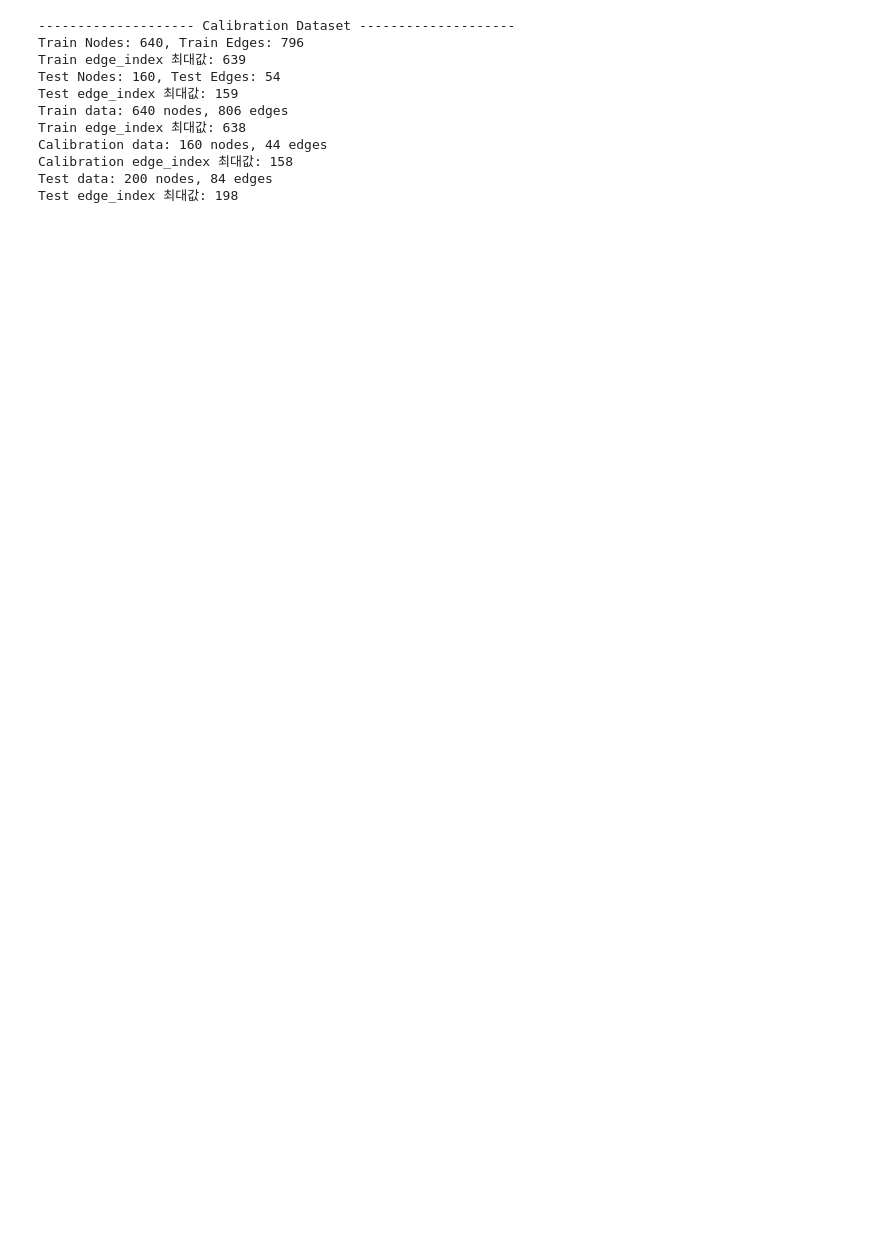
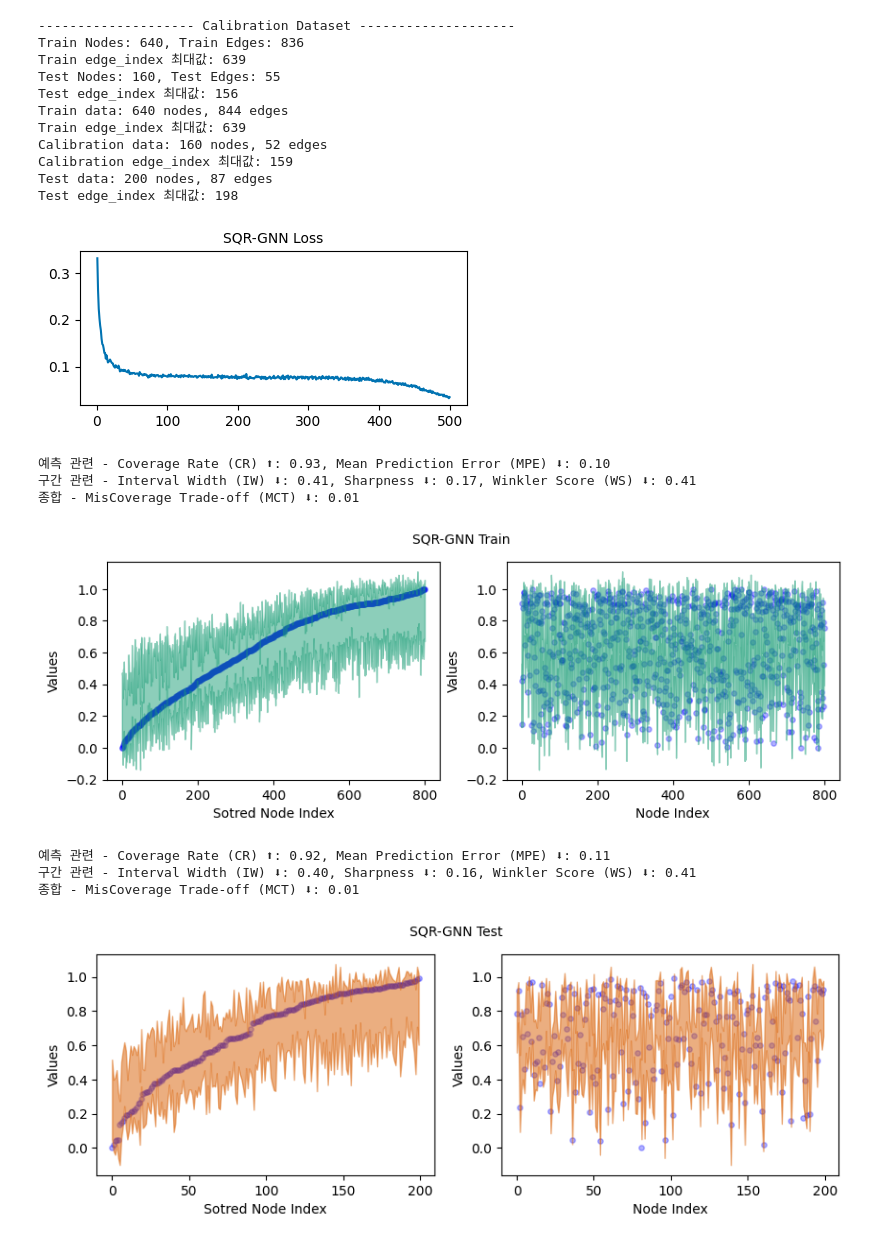
Before and after one commit to sybeam27/PQ-GNN, a Jupyter notebook: sy_250318.ipynb, the cells around one changed output. Drawn from its saved outputs; the diff is of its cells as text; code cells hidden in the pictures; blank space fills up the shorter version.

```diff
--- a/sy_250318.ipynb
+++ b/sy_250318.ipynb
@@ -824,5 +804,5 @@ graph_data_trans_ana = load_trans_graph_data('Anaheim')
 graph_data_trans_chica = load_trans_graph_data('ChicagoSketch')
 # %%
 # 데이터 분리
-train_data, test_data = split_graph_data(graph_data_noise_gaussian)
+train_data, test_data = split_graph_data(graph_data_basic)
 # %% [output]
@@ -907,15 +887,15 @@ print(f"Test edge_index 최대값: {test_data.edge_index.max().item()}")
 color = sns.color_palette("colorblind")
 # %% [output]
 -------------------- Calibration Dataset --------------------
-Train Nodes: 640, Train Edges: 796
+Train Nodes: 640, Train Edges: 836
 Train edge_index 최대값: 639
-Test Nodes: 160, Test Edges: 54
-Test edge_index 최대값: 159
-Train data: 640 nodes, 806 edges
-Train edge_index 최대값: 638
-Calibration data: 160 nodes, 44 edges
-Calibration edge_index 최대값: 158
-Test data: 200 nodes, 84 edges
+Test Nodes: 160, Test Edges: 55
+Test edge_index 최대값: 156
+Train data: 640 nodes, 844 edges
+Train edge_index 최대값: 639
+Calibration data: 160 nodes, 52 edges
+Calibration edge_index 최대값: 159
+Test data: 200 nodes, 87 edges
 Test edge_index 최대값: 198
 # %%
 # SQR-GNN
@@ -924,8 +904,11 @@ hidden_dim = 64
 learning_rate = 1e-3
 weight = 1e-3
 num_epochs = 500
+tau_low = 0.05
+tau_upper = 0.95
+gpu_number = 0
 
-device = torch.device(f"cuda:0" if torch.cuda.is_available() else 'cpu')
+device = torch.device(f"cuda:{gpu_number}" if torch.cuda.is_available() else 'cpu')
 train_data = train_data.to(device)
 
 model = GQNN_R(in_dim=in_dim, hidden_dim=hidden_dim).to(device)
@@ -957,8 +940,6 @@ plt.show()
 
 model.eval()
 test_data = test_data.to(device)
-tau_low = 0.05
-tau_upper = 0.95
 
 tau_lows = torch.full((train_data.x.size(0), 1), tau_low, dtype=torch.float32, device=device)
 tau_uppers = torch.full((train_data.x.size(0), 1), tau_upper, dtype=torch.float32, device=device)
@@ -980,33 +961,43 @@ axes[0].set_xlabel("Sotred Node Index")
 axes[0].set_ylabel("Values")
 
 axes[1].scatter(range(len(x_st)), train_targets, alpha=0.3, color='blue', label="True Values", s=15)
 axes[1].fill_between(range(len(x_st)), train_low_preds.squeeze(), train_upper_preds.squeeze(), color=pastel_colors[0], alpha=0.5)
 axes[1].set_xlabel("Node Index")
 axes[1].set_ylabel("Values")
 plt.show()
 
 tau_lows = torch.full((test_data.x.size(0), 1), tau_low, dtype=torch.float32, device=device)
 tau_uppers = torch.full((test_data.x.size(0), 1), tau_upper, dtype=torch.float32, device=device)
 
 with torch.no_grad():
     test_low_preds = model(test_data.x, test_data.edge_index, tau_lows).cpu().numpy()
     test_upper_preds = model(test_data.x, test_data.edge_index, tau_uppers).cpu().numpy()
     test_targets = test_data.y.cpu().numpy()
 evaluate_model_performance(test_low_preds, test_upper_preds, test_targets, target=0.9)
 x_st, y_st, (low_r_st, upper_r_st) = sort_by_y(test_data.x, test_data.y, test_low_preds, test_upper_preds)
 fig, axes = plt.subplots(1, 2, figsize=(10, 3))
 fig.suptitle('SQR-GNN Test', size=10)
 
 axes[0].scatter(range(len(x_st)), y_st, alpha=0.3, color='blue', label="True Values", s=15)
 axes[0].fill_between(range(len(x_st)), low_r_st, upper_r_st, color=pastel_colors[1], alpha=0.5)
 axes[0].set_xlabel("Sotred Node Index")
 axes[0].set_ylabel("Values")
 
 axes[1].scatter(range(len(x_st)), test_targets, alpha=0.3, color='blue', label="True Values", s=15)
 axes[1].fill_between(range(len(x_st)), test_low_preds.squeeze(), test_upper_preds.squeeze(), color=pastel_colors[1], alpha=0.5)
 axes[1].set_xlabel("Node Index")
 axes[1].set_ylabel("Values")
 plt.show()
+# %% [output]
+[figure, added]
+예측 관련 - Coverage Rate (CR) ⬆: 0.93, Mean Prediction Error (MPE) ⬇: 0.10
+구간 관련 - Interval Width (IW) ⬇: 0.41, Sharpness ⬇: 0.17, Winkler Score (WS) ⬇: 0.41
+종합 - MisCoverage Trade-off (MCT) ⬇: 0.01
+[figure, added]
+예측 관련 - Coverage Rate (CR) ⬆: 0.92, Mean Prediction Error (MPE) ⬇: 0.11
+구간 관련 - Interval Width (IW) ⬇: 0.40, Sharpness ⬇: 0.16, Winkler Score (WS) ⬇: 0.41
+종합 - MisCoverage Trade-off (MCT) ⬇: 0.01
+[figure, added]
 # %%
 # RQR-GNN
 in_dim = train_data.x.shape[1]
```
Also changed, not shown: parts of 13 cells of this notebook, 1 other file.
